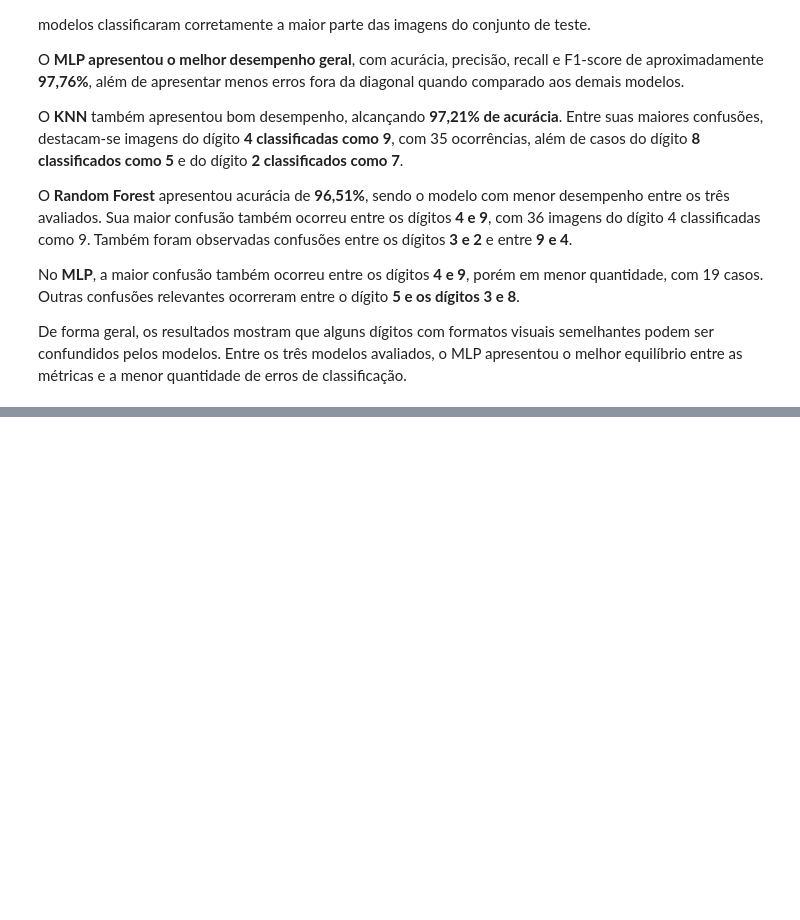
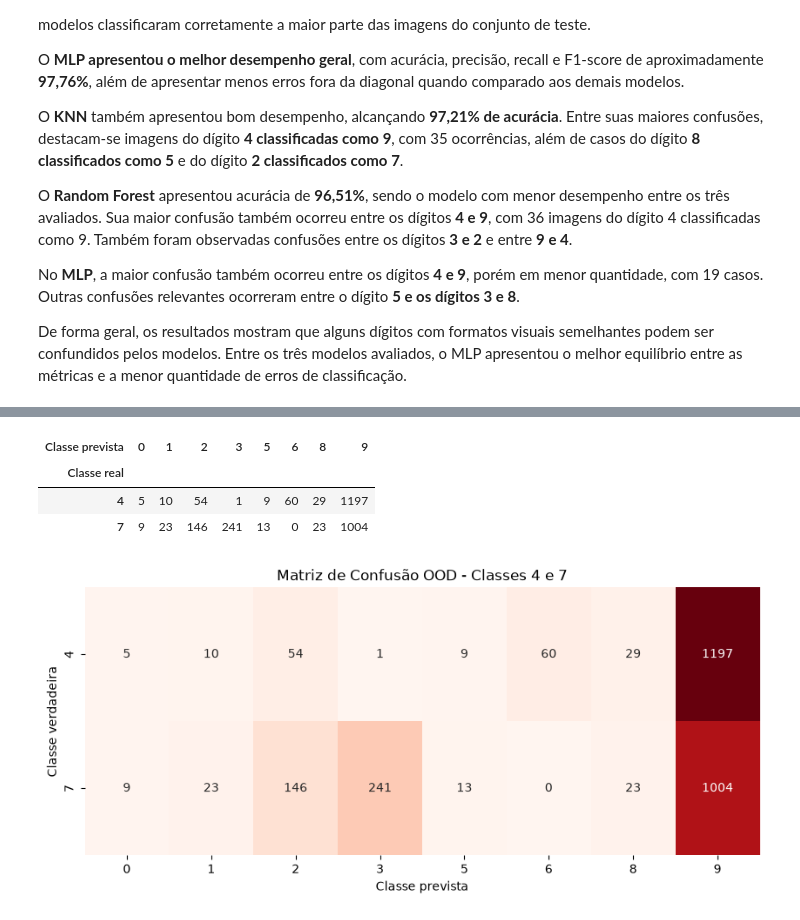
Before and after one commit to ThiOliver/projeto-mnist, a Jupyter notebook: notebooks/01_eda_mnist.ipynb, the cells around one changed output, grey strips where cells are left out. Saved outputs shown, nothing was run; the diff lists cells and outputs as text; code cells hidden in the pictures; blank space fills up the shorter version.

Commit message:
implementa testes OOD e inferencia com imagem propria

```diff
--- a/notebooks/01_eda_mnist.ipynb
+++ b/notebooks/01_eda_mnist.ipynb
@@ -1075,0 +1188,8 @@ Dessa forma, considerando desempenho global, equilíbrio entre as métricas e me
+# %%
+# Cria uma máscara para selecionar somente as classes ocultas 4 e 7 no conjunto de teste.
+
+mascara_ood = np.isin(y_teste, classes_ocultas)
+
+# Seleciona somente as imagens dos dígitos 4 e 7.
+X_teste_ood = X_teste[mascara_ood]
+y_teste_ood = y_teste[mascara_ood]
@@ -1075,0 +1217,4 @@ Dessa forma, considerando desempenho global, equilíbrio entre as métricas e me
+# %%
+# Realiza previsões utilizando apenas as imagens OOD dos dígitos 4 e 7.
+
+y_pred_ood = modelo_mlp_restrito.predict(X_teste_ood)
@@ -1075,0 +1259,39 @@ Dessa forma, considerando desempenho global, equilíbrio entre as métricas e me
+# %%
+# Define as classes conhecidas pelo modelo restrito.
+classes_conhecidas = modelo_mlp_restrito.classes_
+
+# Calcula a matriz de confusão considerando:
+# linhas = classes reais OOD (4 e 7)
+# colunas = classes previstas pelo modelo
+matriz_ood = pd.crosstab(
+    pd.Series(y_teste_ood, name='Classe real'),
+    pd.Series(y_pred_ood, name='Classe prevista')
+)
+
+# Exibe a tabela.
+matriz_ood
+# %% [output]
+| Classe prevista | 0 | 1 | 2 | 3 | 5 | 6 | 8 | 9 |
+| Classe real |  |  |  |  |  |  |  |  |
+| 4 | 5 | 10 | 54 | 1 | 9 | 60 | 29 | 1197 |
+| 7 | 9 | 23 | 146 | 241 | 13 | 0 | 23 | 1004 |
+# %%
+# Exibe a matriz de confusão OOD em formato de heatmap.
+
+plt.figure(figsize=(10, 4))
+
+sns.heatmap(
+    matriz_ood,
+    annot=True,
+    fmt='d',
+    cmap='Reds',
+    cbar=False
+)
+
+plt.title('Matriz de Confusão OOD - Classes 4 e 7')
+plt.xlabel('Classe prevista')
+plt.ylabel('Classe verdadeira')
+
+plt.show()
+# %% [output]
+[figure, added]
```
Also changed, not shown: parts of 34 cells of this notebook, 5 other files.
